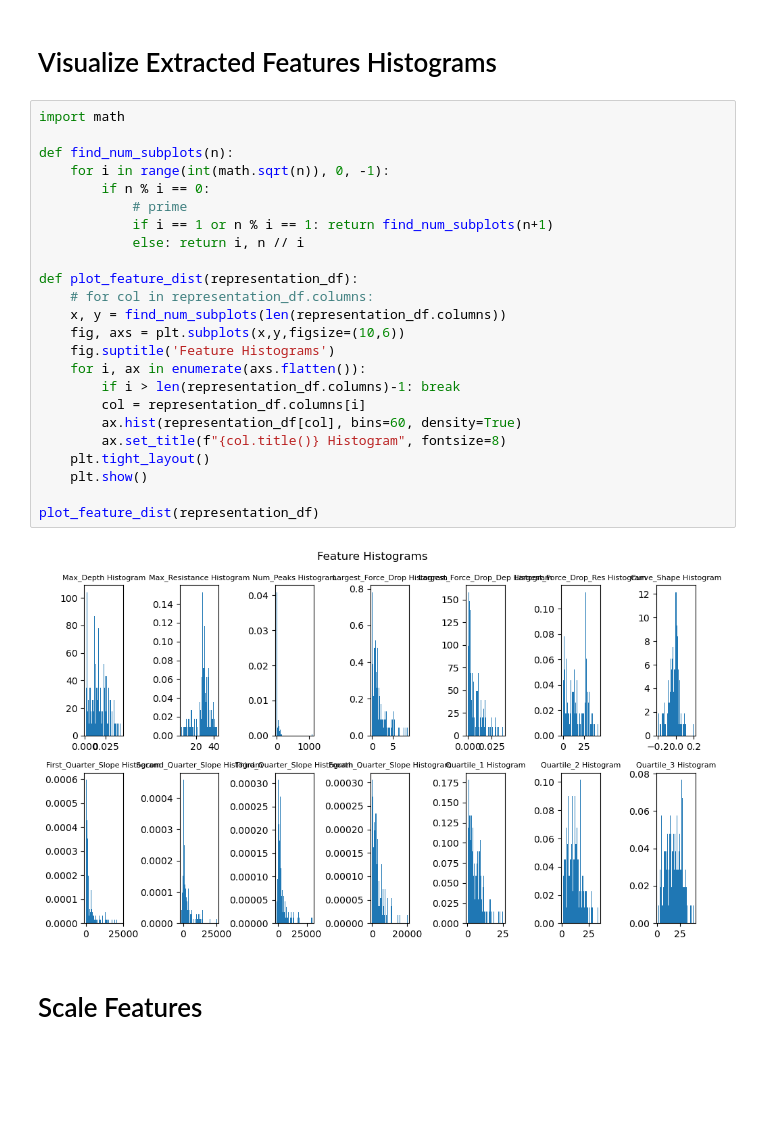
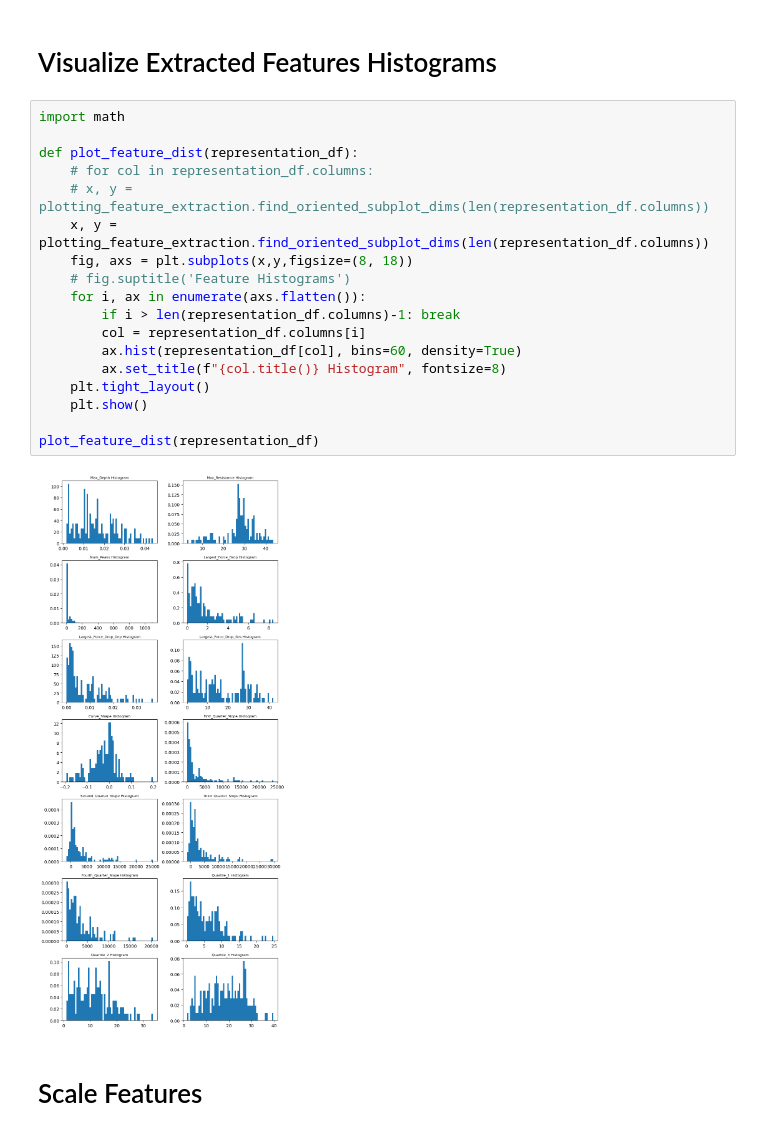
Before and after one commit to liamtbo/LASSIE, a Jupyter notebook: feature_extraction.ipynb, the cells around one changed output. Cells and saved outputs as stored; diff of their text form; blank space fills up the shorter version.

Commit message:
editted find_subplot_dim_orientation in plotting featrure extraction so that y dim can't be more then 4

```diff
--- a/feature_extraction.ipynb
+++ b/feature_extraction.ipynb
@@ -211,29 +209,23 @@ quartile_3                0.826126    1.000000
 # %%
 import math
 
-def find_num_subplots(n):
-    for i in range(int(math.sqrt(n)), 0, -1):
-        if n % i == 0:
-            # prime
-            if i == 1 or n % i == 1: return find_num_subplots(n+1)
-            else: return i, n // i
-
 def plot_feature_dist(representation_df):
     # for col in representation_df.columns:
-    x, y = find_num_subplots(len(representation_df.columns))
-    fig, axs = plt.subplots(x,y,figsize=(10,6))
-    fig.suptitle('Feature Histograms')
+    # x, y = plotting_feature_extraction.find_oriented_subplot_dims(len(representation_df.columns))
+    x, y = plotting_feature_extraction.find_oriented_subplot_dims(len(representation_df.columns))
+    fig, axs = plt.subplots(x,y,figsize=(8, 18))
+    # fig.suptitle('Feature Histograms')
     for i, ax in enumerate(axs.flatten()):
         if i > len(representation_df.columns)-1: break
         col = representation_df.columns[i]
         ax.hist(representation_df[col], bins=60, density=True)
         ax.set_title(f"{col.title()} Histogram", fontsize=8)
     plt.tight_layout()
     plt.show()
 
 plot_feature_dist(representation_df)
 # %% [output]
-[figure, old version]
+[figure, new version]
 # %% [markdown]
 # Scale Features
 # %%
```
Also changed, not shown: parts of 2 cells of this notebook, 3 other files.
